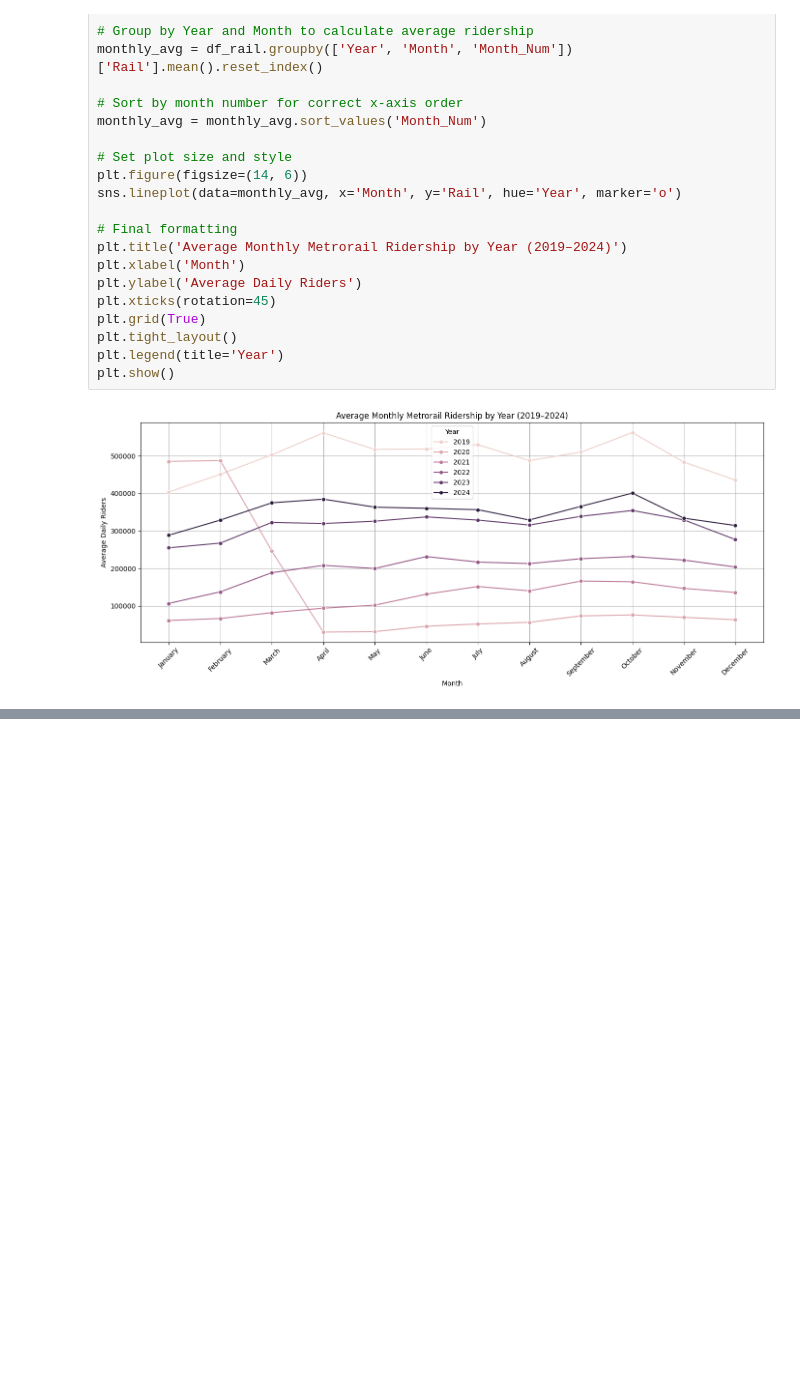
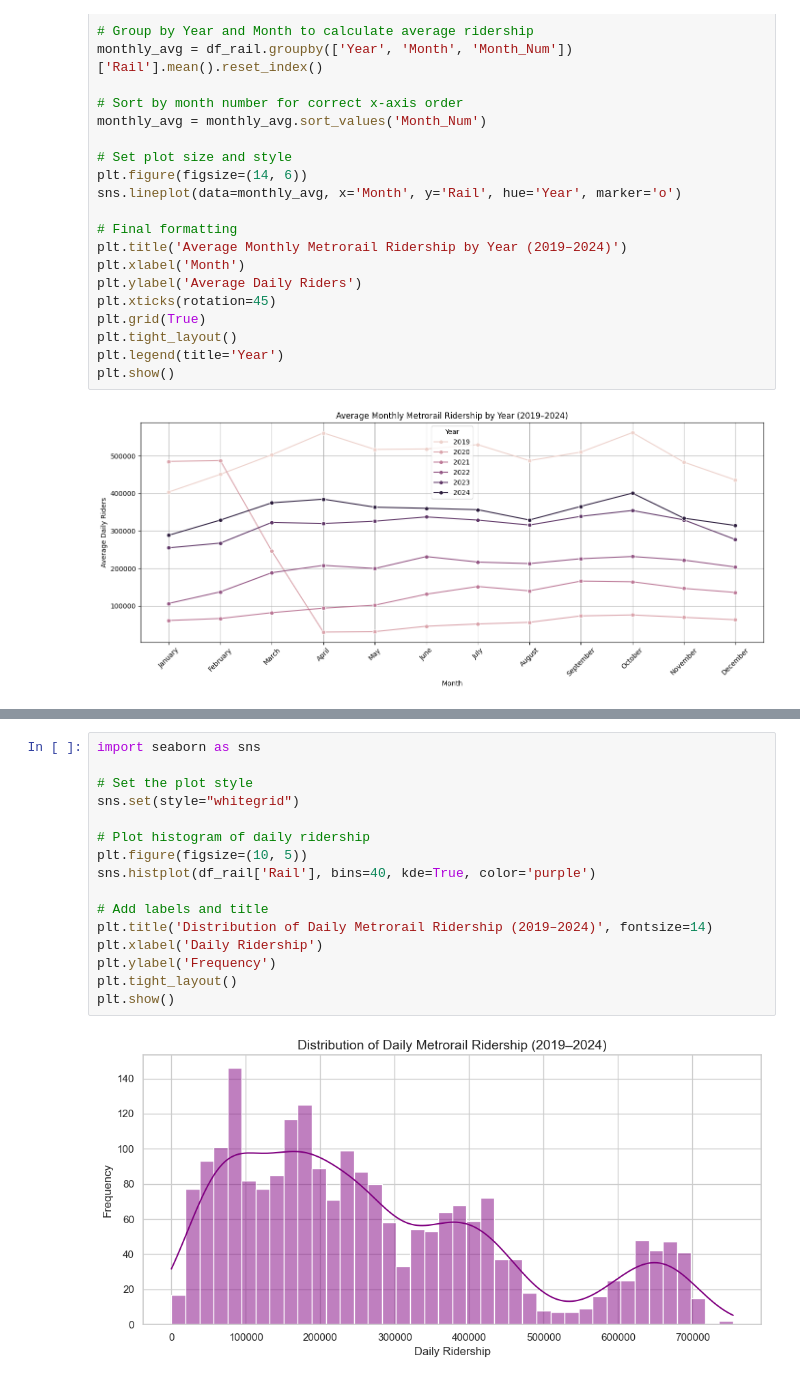
Before and after one commit to drodmay1/metro-ridership-capstone, a Jupyter notebook: notebooks/01_data_overview.ipynb, the cells around one changed output, grey strips where cells are left out. Saved outputs shown, nothing was run; the diff lists cells and outputs as text; blank space fills up the shorter version.

Commit message:
Add latest EDA visualizations

```diff
--- a/notebooks/01_data_overview.ipynb
+++ b/notebooks/01_data_overview.ipynb
@@ -289,0 +294,18 @@ plt.show()
+# %%
+import seaborn as sns
+
+# Set the plot style
+sns.set(style="whitegrid")
+
+# Plot histogram of daily ridership
+plt.figure(figsize=(10, 5))
+sns.histplot(df_rail['Rail'], bins=40, kde=True, color='purple')
+
+# Add labels and title
+plt.title('Distribution of Daily Metrorail Ridership (2019–2024)', fontsize=14)
+plt.xlabel('Daily Ridership')
+plt.ylabel('Frequency')
+plt.tight_layout()
+plt.show()
+# %% [output]
+[figure, added]
```
Also changed, not shown: parts of 4 cells of this notebook.
